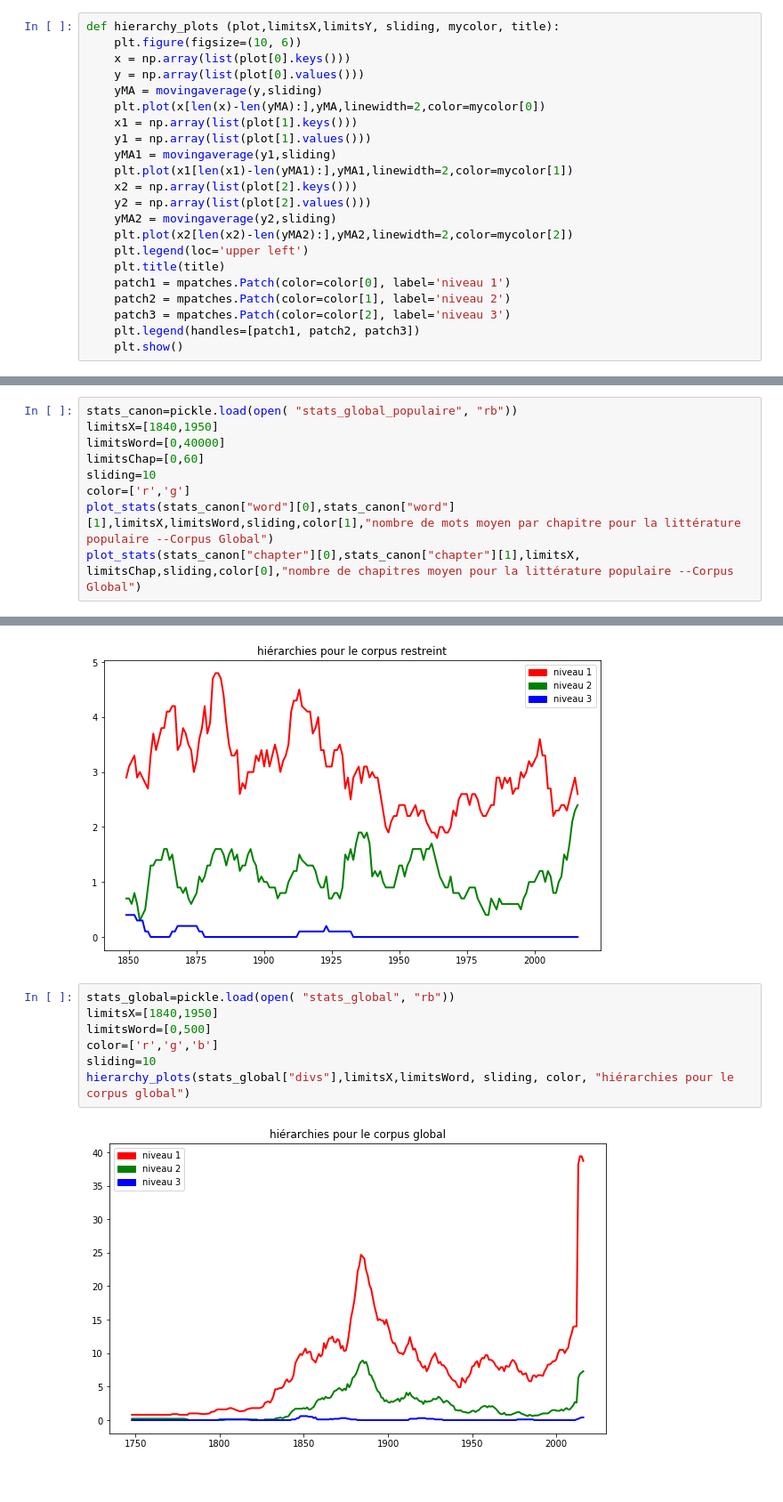
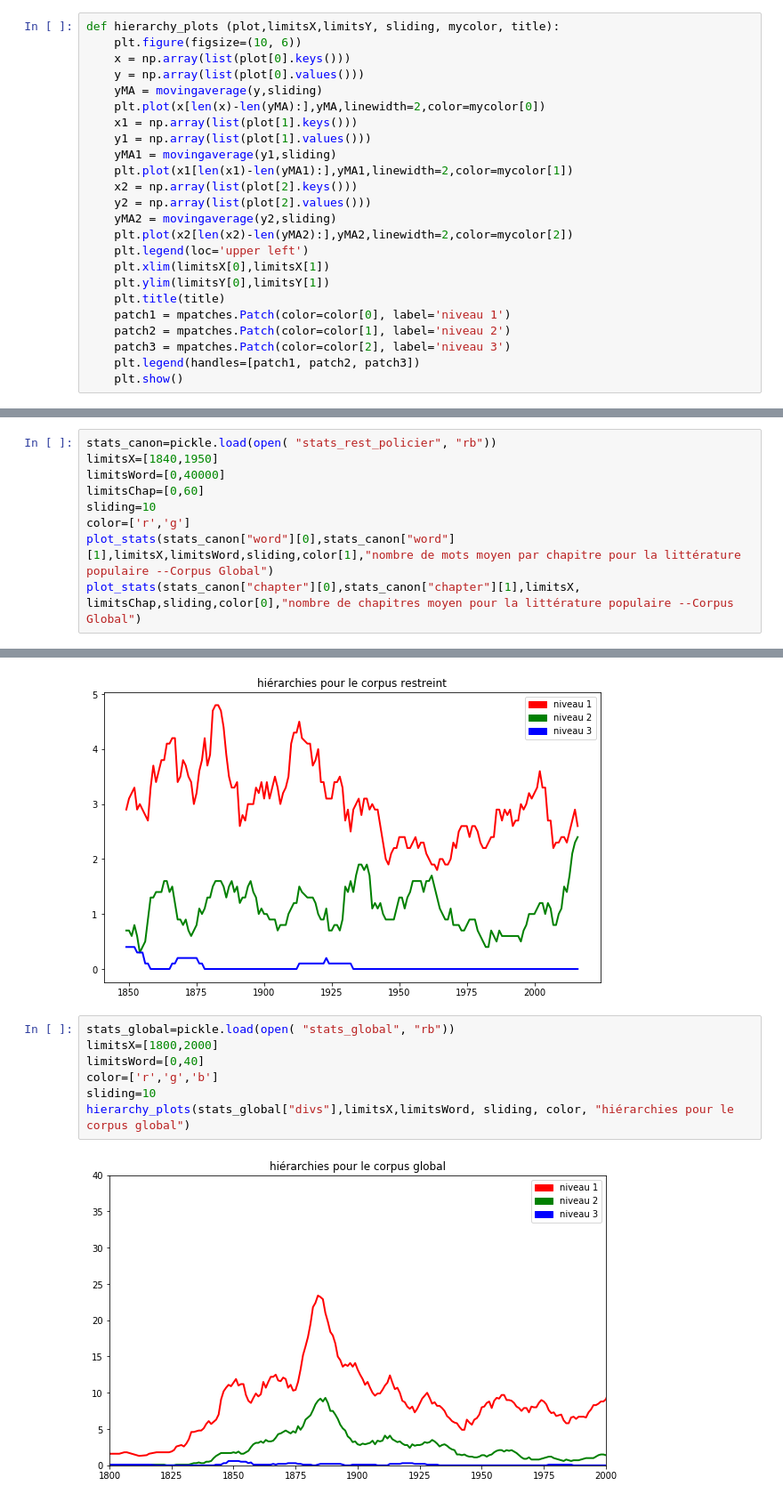
Before and after one commit to ANRChapitres/courbes, a Jupyter notebook: basic_quantification.ipynb, the cells around one changed output, grey strips where cells are left out. Shown at 89% size. Drawn from its saved outputs; the diff is of its cells as text.

```diff
--- a/basic_quantification.ipynb
+++ b/basic_quantification.ipynb
@@ -170,6 +197,8 @@ def hierarchy_plots (plot,limitsX,limitsY, sliding, mycolor, title):
     yMA2 = movingaverage(y2,sliding)
     plt.plot(x2[len(x2)-len(yMA2):],yMA2,linewidth=2,color=mycolor[2])
     plt.legend(loc='upper left')
+    plt.xlim(limitsX[0],limitsX[1])
+    plt.ylim(limitsY[0],limitsY[1])
     plt.title(title)
     patch1 = mpatches.Patch(color=color[0], label='niveau 1')
     patch2 = mpatches.Patch(color=color[1], label='niveau 2')
@@ -390,7 +457,7 @@ plot_stats(stats_canon["chapter"][0],stats_canon["chapter"][1],limitsX,limitsCha
 [figure]
 [figure]
 # %%
-stats_canon=pickle.load(open( "stats_global_populaire", "rb"))
+stats_canon=pickle.load(open( "stats_rest_policier", "rb"))
 limitsX=[1840,1950]
 limitsWord=[0,40000]
 limitsChap=[0,60]
@@ -478,13 +545,13 @@ hierarchy_plots(stats_global["divs"],limitsX,limitsWord, sliding, color, "hiéra
 [figure]
 # %%
 stats_global=pickle.load(open( "stats_global", "rb"))
-limitsX=[1840,1950]
-limitsWord=[0,500]
+limitsX=[1800,2000]
+limitsWord=[0,40]
 color=['r','g','b']
 sliding=10
 hierarchy_plots(stats_global["divs"],limitsX,limitsWord, sliding, color, "hiérarchies pour le corpus global")
 # %% [output]
-[figure, old version]
+[figure, new version]
 # %%
 stats_global=pickle.load(open( "stats_rest", "rb"))
 limitsX=[1840,1950]
```
Also changed, not shown: parts of 25 cells of this notebook, 5 other files.
